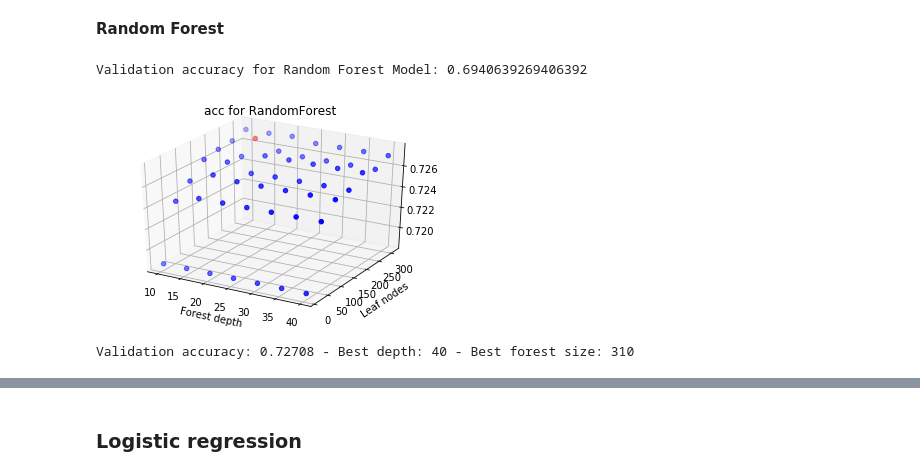
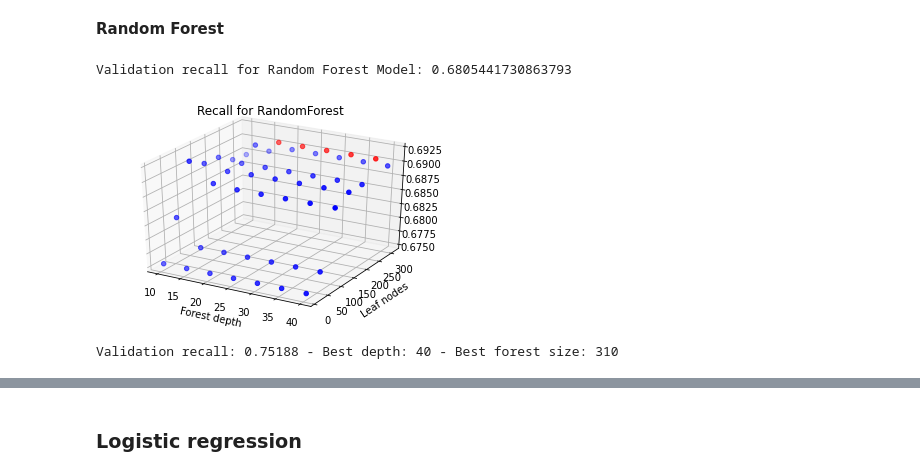
Before and after one commit to carcrupe/TFM, a Jupyter notebook: stroke_predictor_models.ipynb, the cells around one changed output, grey strips where cells are left out. Cells and saved outputs as stored; diff of their text form; code cells hidden in the pictures.

```diff
--- a/stroke_predictor_models.ipynb
+++ b/stroke_predictor_models.ipynb
@@ -78,16 +121,16 @@ def get_accuracy_tree(max_leaf_nodes, train_X, test_X, train_y, test_y):
 
 candidate_max_leaf_nodes = np.arange(5, 300,30)
 # Write loop to find the ideal tree size from candidate_max_leaf_nodes
-acc=[]
+rec=[]
 for x in candidate_max_leaf_nodes:
-    acc.append(get_accuracy_tree(x,train_X, test_X, train_y, test_y))
+    rec.append(get_recall_tree(x,train_X, test_X, train_y, test_y))
 
 # Store the best value of max_leaf_nodes
-best_tree_size = candidate_max_leaf_nodes[acc.index(max(acc))]
+best_tree_size = candidate_max_leaf_nodes[rec.index(max(rec))]
 
 #Show the minimum accuracy highlighted in red
-maxAcc = np.max(acc)
-mask = np.array(acc) == maxAcc
+maxRec = np.max(rec)
+mask = np.array(rec) == maxRec
 color = np.where(mask, 'red', 'blue')
-plt.scatter(candidate_max_leaf_nodes,acc, color=color)
+plt.scatter(candidate_max_leaf_nodes,rec, color=color);
 # %% [output]
@@ -112,5 +149,6 @@ improved_tree_model.score(test_X,test_y)
 # %%
-#Let us use Randomized Grid search to optimize several hyperparameters
+# However, there are still some hyperparameters that can be tuned
+# Let us use Randomized Grid search to optimize the model
 
 # Setup the parameters and distributions to sample from: param_dist
 param_dist = {"max_leaf_nodes" : np.arange(10,200,10),
@@ -120,7 +158,7 @@ param_dist = {"max_leaf_nodes" : np.arange(10,200,10),
               "criterion": ["gini", "entropy"]}
 
 # Instantiate the RandomizedSearchCV object: tree_cv
-tree_cv = RandomizedSearchCV(tree_model, param_dist, cv=5, random_state=1)
+tree_cv = RandomizedSearchCV(tree_model, param_dist, cv=5, random_state=1, scoring='recall')
 
 # Fit it to the data
 tree_cv.fit(train_X,train_y)
@@ -185,59 +219,59 @@ rf_model.fit(train_X,train_y)
 
 # Calculate the mean squared error of your Random Forest model on the validation data
 predict_y=rf_model.predict(test_X)
-rf_val_mse = accuracy_score(test_y,predict_y)
+rec_score = recall_score(test_y,predict_y)
 
-print("Validation accuracy for Random Forest Model: {}".format(rf_val_mse))
+print("Validation recall for Random Forest Model: {}".format(rec_score))
 # %% [output]
-Validation accuracy for Random Forest Model: 0.6940639269406392
+Validation recall for Random Forest Model: 0.6805441730863793
 # %%
 #We define a function that returns the Mean squared error of the Random Forest. We will check for this purpose
 # two parameters of the Random Forest regressor, the depth and the leaf nodes
-def get_accuracy_forest(max_depth, max_leaf_nodes, train_X, test_X, train_y, test_y):
+def get_recall_forest(max_depth, max_leaf_nodes, train_X, test_X, train_y, test_y):
     model = RandomForestClassifier(max_depth=max_depth, max_leaf_nodes=max_leaf_nodes, random_state=0)
     model.fit(train_X, train_y)
     preds_val = model.predict(test_X)
-    mse = accuracy_score(test_y, preds_val)
-    return(mse)
+    rec = recall_score(test_y, preds_val)
+    return(rec)
 # %%
 #Let us iterate to find the optimal forest parameters
 
 step_leaf_nodes = 50
 step_depth = 5
 candidate_max_leaf_nodes = np.arange(10,(step_leaf_nodes*7)+10,step_leaf_nodes)
 candidate_max_depth = np.arange(10,(step_depth*7)+10,step_depth)
 
 # Write loop to find the ideal forest size from candidate_max_leaf_nodes and max_depth.
 # I did this before learning about hyperparameter tuning :)
-acc=[]
+rec=[]
 depth_points=[]
 leaf_points=[]
-max_acc=0
+max_rec=0
 for i, x_i  in enumerate(candidate_max_depth):
     for j, y_i  in enumerate(candidate_max_leaf_nodes):
         depth_points.append(candidate_max_depth[i])
         leaf_points.append(candidate_max_leaf_nodes[j])
-        acc.append(get_accuracy_forest(x_i, y_i, train_X, test_X, train_y, test_y))
-        if max(acc) > max_acc:
-            min_acc = min(acc)
+        rec.append(get_recall_forest(x_i, y_i, train_X, test_X, train_y, test_y))
+        if max(rec) > max_rec:
+            min_rec = min(rec)
             # Store the best value of max_leaf_nodes and tree size
             best_depth = candidate_max_depth[i]
             best_forest_size = candidate_max_leaf_nodes[j]
 
-#Show the maximum accuracy highlighted in red and
-# plot in 3D the accuracy corresponding to the leaf nodes and depths for the Random Forest
-maxacc = np.max(acc)
-mask = np.array(acc) == maxacc
+#Show the maximum Recall highlighted in red and
+# plot in 3D the recall corresponding to the leaf nodes and depths for the Random Forest
+maxrec = np.max(rec)
+mask = np.array(rec) == maxrec
 color = np.where(mask, 'red', 'blue')
 fig = plt.figure()
 ax = plt.axes(projection='3d')
-ax.scatter3D(depth_points,leaf_points ,acc, color=color);
-ax.set_title('acc for RandomForest');
+ax.scatter3D(depth_points,leaf_points ,rec, color=color);
+ax.set_title('Recall for RandomForest');
 ax.set_xlabel('Forest depth');
 ax.set_ylabel('Leaf nodes');
 #ax.set_zlim(zmin= 0.2, zmax=0.5)
 # %% [output]
-[figure, old version]
+[figure, new version]
 # %%
 #Create improved random forest model
 improved_forest_model = RandomForestClassifier(max_depth=best_depth, max_leaf_nodes=best_forest_size, random_state=0)
@@ -245,10 +279,10 @@ improved_forest_model = RandomForestClassifier(max_depth=best_depth, max_leaf_no
 # fit the final model with the whole dataset and calculate error
 improved_forest_model.fit(train_X, train_y)
 val_predictions = improved_forest_model.predict(test_X)
-val_mse = accuracy_score(val_predictions, test_y)
-print("Validation accuracy: {:,.5f} - Best depth: {:,.0f} - Best forest size: {:,.0f}".format(val_mse, best_depth,best_forest_size))
+val_rec = recall_score(val_predictions, test_y)
+print("Validation recall: {:,.5f} - Best depth: {:,.0f} - Best forest size: {:,.0f}".format(val_rec, best_depth,best_forest_size))
 # %% [output]
-Validation accuracy: 0.72708 - Best depth: 40 - Best forest size: 310
+Validation recall: 0.75188 - Best depth: 40 - Best forest size: 310
 # %%
 #Let us use Randomized Grid search to optimize several hyperparameters
 
```
Also changed, not shown: parts of 64 cells of this notebook, 2 other files.
